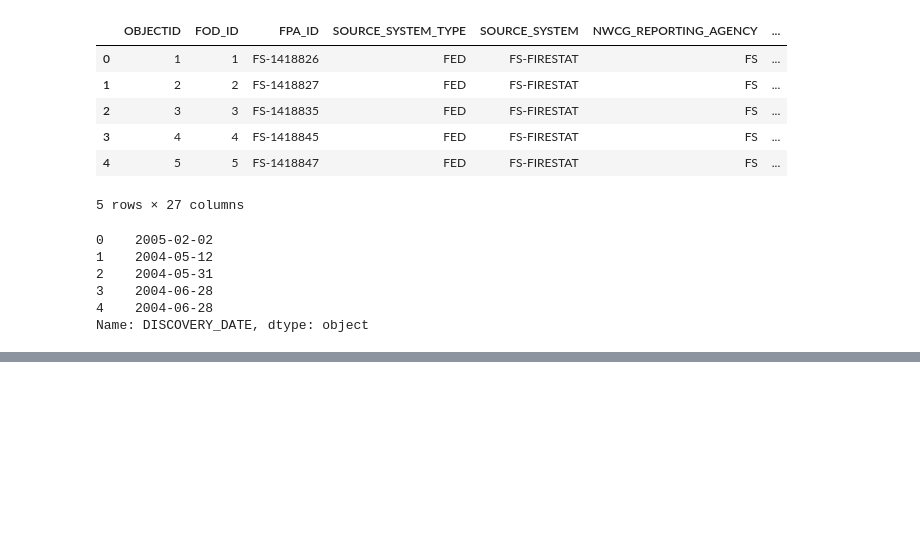
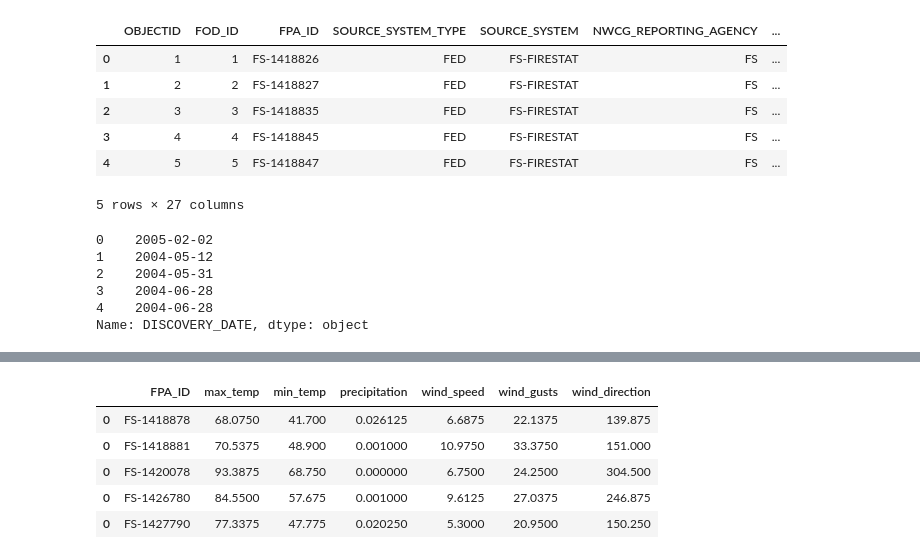
Before and after one commit to briangullen/gc_proj_prep, a Jupyter notebook: ca_wildfires_extras.ipynb, the cells around one changed output, grey strips where cells are left out. Cells and saved outputs as stored; diff of their text form; code cells hidden in the pictures; blank space fills up the shorter version.

```diff
--- a/ca_wildfires_extras.ipynb
+++ b/ca_wildfires_extras.ipynb
@@ -20,7 +11,7 @@ import time
 import requests
 import statistics as stats
 # %%
-df = pd.read_csv('/Users/bgullen/Downloads/archive/data.csv')
+df = pd.read_csv('/Users/brian/Downloads/archive/data.csv')
 # %%
 df.head()
 # %% [output]
@@ -365,0 +372,4 @@ new_test_df
+# %%
+large_fire_df = df.loc[(df['FIRE_SIZE_CLASS'] == 'F') | (df['FIRE_SIZE_CLASS'] == 'G') ]
+# %%
+large_fire_df['DISCOVERY_DATE'] = large_fire_df['DISCOVERY_DATE'].dt.strftime('%Y-%m-%d')
@@ -365,0 +382,2 @@ new_test_df
+# %%
+large_fire_df['WEEK_BEFORE_DISCOVERY_DATE'] = large_fire_df['WEEK_BEFORE_DISCOVERY_DATE'].dt.strftime('%Y-%m-%d')
@@ -365,0 +503,9 @@ new_test_df
+# %%
+weather_df.head()
+# %% [output]
+|  | FPA_ID | max_temp | min_temp | precipitation | wind_speed | wind_gusts | wind_direction |
+| 0 | FS-1418878 | 68.0750 | 41.700 | 0.026125 | 6.6875 | 22.1375 | 139.875 |
+| 0 | FS-1418881 | 70.5375 | 48.900 | 0.001000 | 10.9750 | 33.3750 | 151.000 |
+| 0 | FS-1420078 | 93.3875 | 68.750 | 0.000000 | 6.7500 | 24.2500 | 304.500 |
+| 0 | FS-1426780 | 84.5500 | 57.675 | 0.001000 | 9.6125 | 27.0375 | 246.875 |
+| 0 | FS-1427790 | 77.3375 | 47.775 | 0.020250 | 5.3000 | 20.9500 | 150.250 |
```
Also changed, not shown: parts of 11 cells of this notebook.
